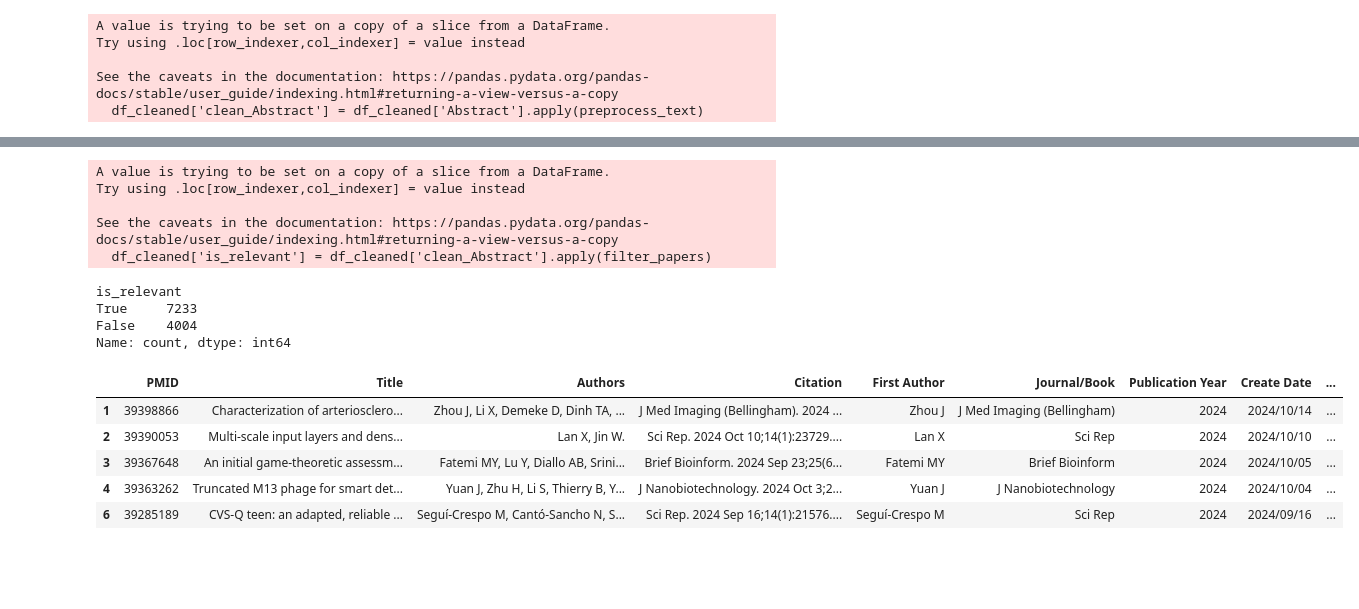
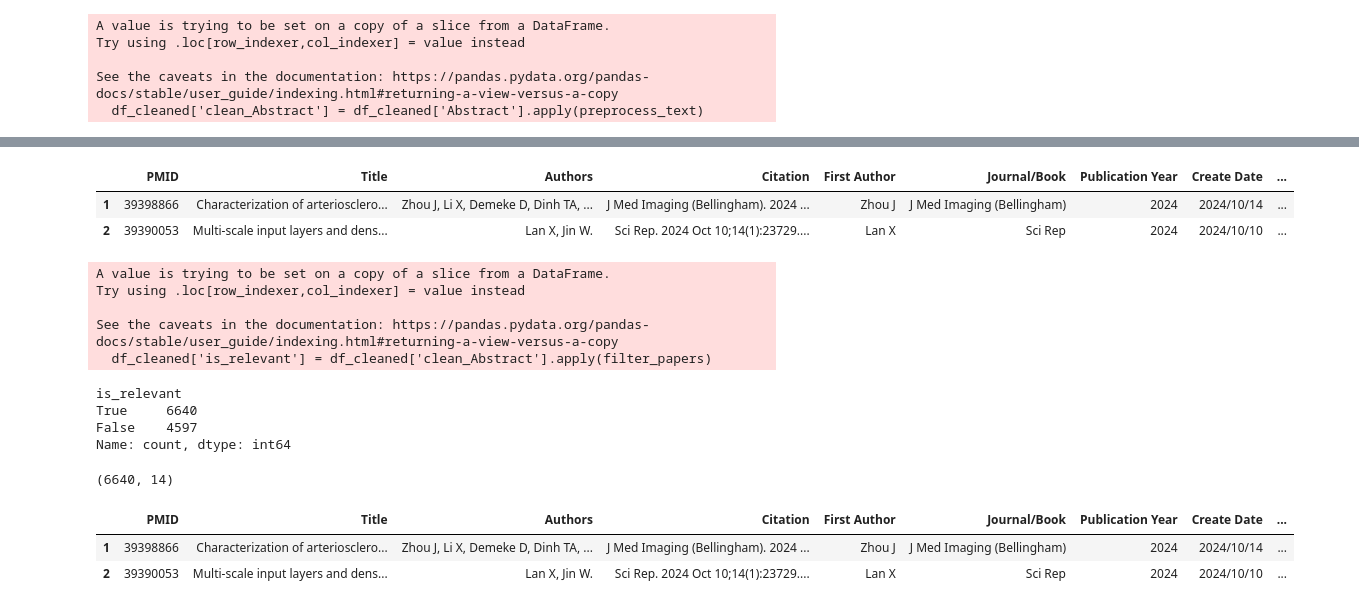
Before and after one commit to aadinoyiibrahim/SemanticNLP, a Jupyter notebook: implementation.ipynb, the cells around one changed output, grey strips where cells are left out. Drawn from its saved outputs; the diff is of its cells as text; code cells hidden in the pictures; blank space fills up the shorter version.

```diff
--- a/implementation.ipynb
+++ b/implementation.ipynb
@@ -128,3 +120,9 @@ Name: clean_Abstract, Length: 11237, dtype: object
+# %%
+df_cleaned.head(2)
+# %% [output]
+|  | PMID | Title | Authors | Citation | First Author | Journal/Book | Publication Year | Create Date | ... |
+| 1 | 39398866 | Characterization of arteriosclero... | Zhou J, Li X, Demeke D, Dinh TA, ... | J Med Imaging (Bellingham). 2024 ... | Zhou J | J Med Imaging (Bellingham) | 2024 | 2024/10/14 | ... |
+| 2 | 39390053 | Multi-scale input layers and dens... | Lan X, Jin W. | Sci Rep. 2024 Oct 10;14(1):23729.... | Lan X | Sci Rep | 2024 | 2024/10/10 | ... |
 # %%
 
 # Define keywords for filtering
@@ -140,7 +138,7 @@ Name: clean_Abstract, Length: 11237, dtype: object
 keywords = [
     # Deep Learning Specific
     'deep learning', 'deep neural networks', 'neural network', 'artificial neural network',
-    'machine learning model', 'feedforward neural network', 'neural net algorithm',
+    'feedforward neural network', 'neural net algorithm',
     'multilayer perceptron', 'convolutional neural network', 'cnn',
     'recurrent neural network', 'rnn', 'long short-term memory network',
     'lstm', 'transformer', 'transformer models', 'self-attention models',
@@ -173,7 +171,6 @@ keywords = [
     'continuous diffusion model'
 ]
 
-
 def filter_papers(text):
     return any(keyword in text for keyword in keywords)
 # %%
@@ -190,18 +187,19 @@ See the caveats in the documentation: https://pandas.pydata.org/pandas-docs/stab
 df_cleaned.is_relevant.value_counts()
 # %% [output]
 is_relevant
-True     7233
-False    4004
+True     6640
+False    4597
 Name: count, dtype: int64
+# %%
+relevant_papers.shape
+# %% [output]
+(6640, 14)
 # %%
-relevant_papers.head()
+relevant_papers.head(2)
 # %% [output]
 |  | PMID | Title | Authors | Citation | First Author | Journal/Book | Publication Year | Create Date | ... |
 | 1 | 39398866 | Characterization of arteriosclero... | Zhou J, Li X, Demeke D, Dinh TA, ... | J Med Imaging (Bellingham). 2024 ... | Zhou J | J Med Imaging (Bellingham) | 2024 | 2024/10/14 | ... |
 | 2 | 39390053 | Multi-scale input layers and dens... | Lan X, Jin W. | Sci Rep. 2024 Oct 10;14(1):23729.... | Lan X | Sci Rep | 2024 | 2024/10/10 | ... |
-| 3 | 39367648 | An initial game-theoretic assessm... | Fatemi MY, Lu Y, Diallo AB, Srini... | Brief Bioinform. 2024 Sep 23;25(6... | Fatemi MY | Brief Bioinform | 2024 | 2024/10/05 | ... |
-| 4 | 39363262 | Truncated M13 phage for smart det... | Yuan J, Zhu H, Li S, Thierry B, Y... | J Nanobiotechnology. 2024 Oct 3;2... | Yuan J | J Nanobiotechnology | 2024 | 2024/10/04 | ... |
-| 6 | 39285189 | CVS-Q teen: an adapted, reliable ... | Seguí-Crespo M, Cantó-Sancho N, S... | Sci Rep. 2024 Sep 16;14(1):21576.... | Seguí-Crespo M | Sci Rep | 2024 | 2024/09/16 | ... |
 # %%
 # Classifying methods based on keywords
 def classify_method(text):
```
Also changed, not shown: parts of 24 cells of this notebook, 9 other files.
